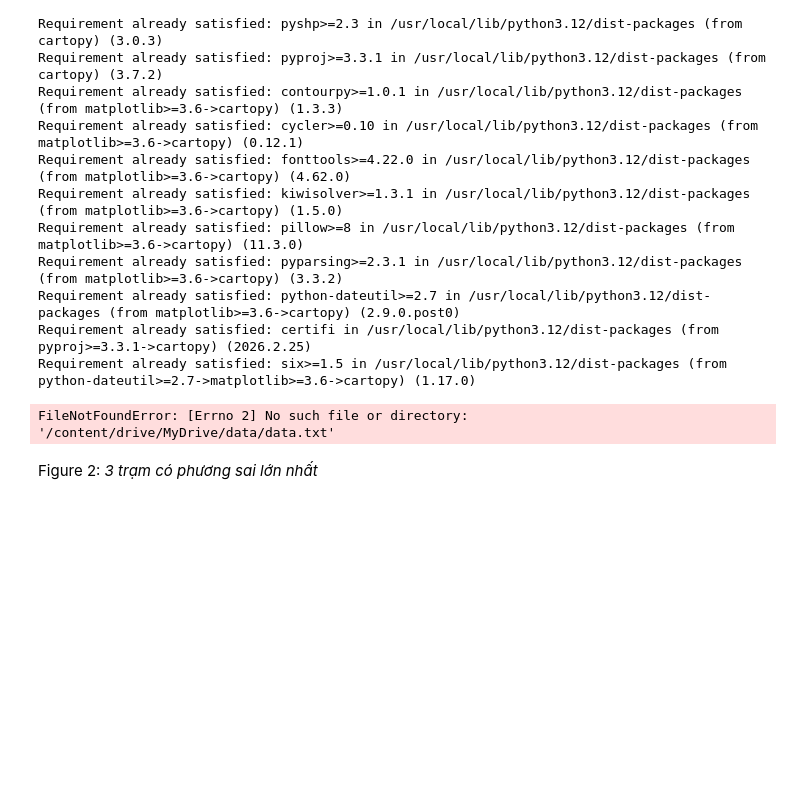
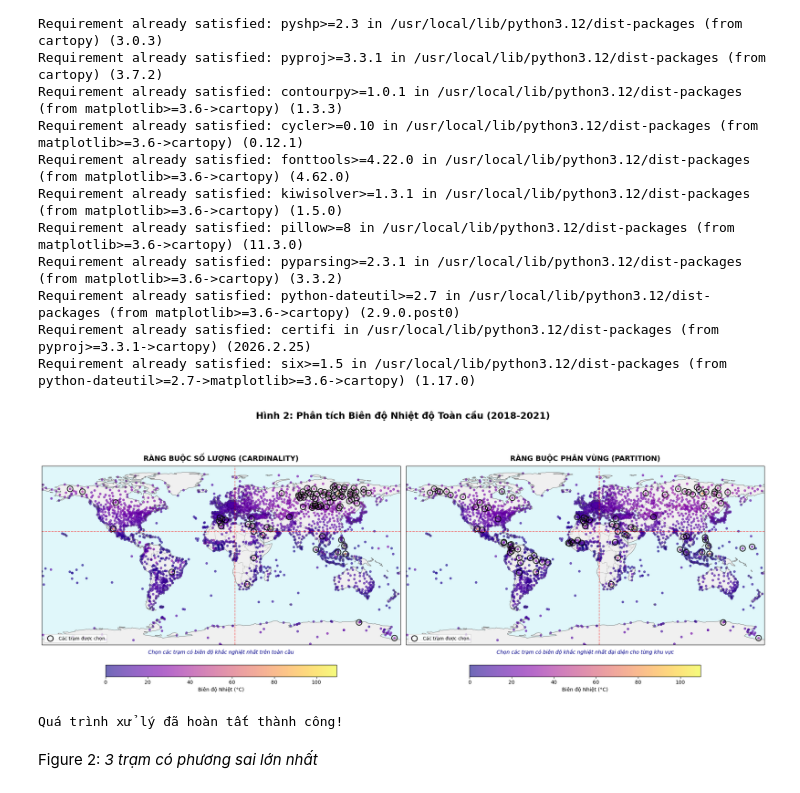
Before and after one commit to LuanLuna12705/test, a Jupyter notebook: Test.ipynb, the cells around one changed output. Saved outputs shown, nothing was run; the diff lists cells and outputs as text; code cells hidden in the pictures; blank space fills up the shorter version.

```diff
--- a/Test.ipynb
+++ b/Test.ipynb
@@ -170,63 +91,52 @@ Requirement already satisfied: six>=1.5 in /usr/local/lib/python3.12/dist-packag
 import pandas as pd
 import numpy as np
 import matplotlib.pyplot as plt
-import sys
+import gdown
 import os
 
-# --- 1. SỬA LỖI HIỂN THỊ CHỮ (ENCODING) & KIỂM TRA THƯ VIỆN ---
-if sys.platform == "win32":
-    import io
-    sys.stdout = io.TextIOWrapper(sys.stdout.buffer, encoding='utf-8')
+# --- 1. NẠP DỮ LIỆU TỰ ĐỘNG (Dùng gdown) ---
+# Đảm bảo các file đã được chia sẻ "Bất kỳ ai có đường dẫn"
+files = {
+    'data.txt': '1JPuq_6QCf5IydqWDhAWuM3L5SqGfNj4L',
+    'site_summary.txt': '1FLWSjTDPXweZkS4ZKE58CPpDPZ2MOQkQ',
+    'data_characterization.txt': '1Ca6CLSbh4q_satdRiB8HAZKPvaXe8SuT'
+}
 
-try:
-    import cartopy.crs as ccrs
-    import cartopy.feature as cfeature
-except ImportError:
-    print("LỖI: Vui lòng cài đặt thư viện cartopy bằng lệnh: pip install cartopy")
-    sys.exit()
+for name, fid in files.items():
+    if not os.path.exists(name):
+        gdown.download(f'https://drive.google.com/uc?id={fid}', name, quiet=True)
 
 # --- 2. XỬ LÝ DỮ LIỆU ---
-# Đọc các tệp dữ liệu gốc
-path = '/content/drive/MyDrive/data/'
-
-df_data = pd.read_csv(path + 'data.txt', sep=r'\s+', comment='%', header=None,
+df_data = pd.read_csv('data.txt', sep=r'\s+', comment='%', header=None,
                       names=['Station_ID', 'Series', 'Date_Decimal', 'Temp', 'Uncertainty', 'Obs', 'Time_Obs'])
-
-df_sites = pd.read_csv(path + 'site_summary.txt', sep=r'\s+', comment='%', header=None,
+df_sites = pd.read_csv('site_summary.txt', sep=r'\s+', comment='%', header=None,
                        names=['Station_ID', 'Latitude', 'Longitude', 'Elevation'])[['Station_ID', 'Latitude', 'Longitude']]
-
-df_stats = pd.read_csv(path + 'data_characterization.txt', sep=r'\s+', comment='%', header=None,
+df_stats = pd.read_csv('data_characterization.txt', sep=r'\s+', comment='%', header=None,
                        usecols=[0, 10, 11], names=['Station_ID', 'Max_Value', 'Min_Value'])
 
-# Lọc dữ liệu cho giai đoạn từ năm 2018 đến 2020
 final_table = df_data[(df_data['Date_Decimal'] >= 2018) & (df_data['Date_Decimal'] < 2021)].copy()
 final_table = final_table.merge(df_sites, on='Station_ID', how='left').merge(df_stats, on='Station_ID', how='left')
 
-# Nhóm dữ liệu theo từng trạm để tính toán Biên độ Nhiệt (Temperature Range)
-df_group = final_table.groupby(['Station_ID', 'Latitude', 'Longitude']).agg({
-    'Max_Value': 'max', 'Min_Value': 'min'}).reset_index()
+df_group = final_table.groupby(['Station_ID', 'Latitude', 'Longitude']).agg({'Max_Value': 'max', 'Min_Value': 'min'}).reset_index()
 df_group['Temp_Range'] = (df_group['Max_Value'] - df_group['Min_Value']).abs()
 
 x, y, values = df_group['Longitude'].values, df_group['Latitude'].values, df_group['Temp_Range'].values
-k = max(1, int(len(df_group) * 0.03)) # Chọn top 3% các trạm có biên độ nhiệt cao nhất
+k = max(1, int(len(df_group) * 0.03))
 
-# --- THUẬT TOÁN LỰA CHỌN THAM LAM (GREEDY ALGORITHM) ---
-# 1. Ràng buộc Số lượng : Chọn top k trạm trên toàn cầu
+# --- 3. THUẬT TOÁN GREEDY ---
 idx_cardinality = np.argsort(values)[::-1][:k]
 
-# 2. Ràng buộc Phân vùng : Chọn top k trạm phân bổ đều theo từng khu vực
 avg_x, avg_y = np.mean(x), np.mean(y)
 idx_partition = []
 limit = k // 4 + 1
-masks = [
-    (x >= avg_x) & (y >= avg_y), (x < avg_x) & (y >= avg_y),
-    (x < avg_x) & (y < avg_y), (x >= avg_x) & (y < avg_y)
-]
+masks = [(x >= avg_x) & (y >= avg_y), (x < avg_x) & (y >= avg_y),
+         (x < avg_x) & (y < avg_y), (x >= avg_x) & (y < avg_y)]
+
 for m in masks:
     idx_in = np.where(m)[0]
     if len(idx_in) > 0:
         idx_partition.extend(idx_in[np.argsort(values[idx_in])[::-1][:limit]])
-idx_partition = idx_partition[:k]
+idx_partition = np.array(idx_partition[:k])
 
 # --- 3. VẼ BIỂU ĐỒ  ---
 fig, axes = plt.subplots(1, 2, figsize=(20, 8), subplot_kw={'projection': ccrs.PlateCarree()})
@@ -245,34 +155,35 @@ def plot_map_fixed(ax, selected_idx, title, subtitle):
     # Làm nổi bật các trạm được chọn (Vòng tròn đen)
     ax.scatter(x[selected_idx], y[selected_idx], s=120, facecolors='none',
                edgecolors='black', linewidths=1.5, transform=ccrs.PlateCarree(), label='Các trạm được chọn')
 
     # Vẽ các đường ranh giới phân vùng
     # Đường dọc (Kinh độ trung bình)
     ax.plot([avg_x, avg_x], [-90, 90], color='red', linestyle='--', linewidth=1.2,
             alpha=0.6, transform=ccrs.PlateCarree())
     # Đường ngang (Vĩ độ trung bình)
     ax.plot([-180, 180], [avg_y, avg_y], color='red', linestyle='--', linewidth=1.2,
             alpha=0.6, transform=ccrs.PlateCarree())
 
     ax.set_title(title, fontsize=14, fontweight='bold', pad=10)
     ax.text(0.5, -0.05, subtitle, transform=ax.transAxes, ha='center', color='darkblue', fontstyle='italic')
 
     # Thang màu (Colorbar)
     cbar = plt.colorbar(sc, ax=ax, orientation='horizontal', pad=0.08, fraction=0.046)
     cbar.set_label("Biên độ Nhiệt (°C)")
     ax.legend(loc='lower left', frameon=True, fontsize=9)
 
 # Vẽ cả hai kịch bản
 plot_map_fixed(axes[0], idx_cardinality, "RÀNG BUỘC SỐ LƯỢNG (CARDINALITY)", "Chọn các trạm có biên độ khắc nghiệt nhất trên toàn cầu")
 plot_map_fixed(axes[1], idx_partition, "RÀNG BUỘC PHÂN VÙNG (PARTITION)", "Chọn các trạm có biên độ khắc nghiệt nhất đại diện cho từng khu vực")
 
 fig.suptitle("Hình 2: Phân tích Biên độ Nhiệt độ Toàn cầu (2018-2021)", fontsize=18, fontweight='bold')
 plt.tight_layout()
 plt.show()
 
 print("Quá trình xử lý đã hoàn tất thành công!")
 # %% [output]
+[figure, added]
-FileNotFoundError: [Errno 2] No such file or directory: '/content/drive/MyDrive/data/data.txt'
+Quá trình xử lý đã hoàn tất thành công!
 # %% [markdown]
 Figure 2: *3 trạm có phương sai lớn nhất*
 # %%
```
Also changed, not shown: parts of 7 cells of this notebook.
